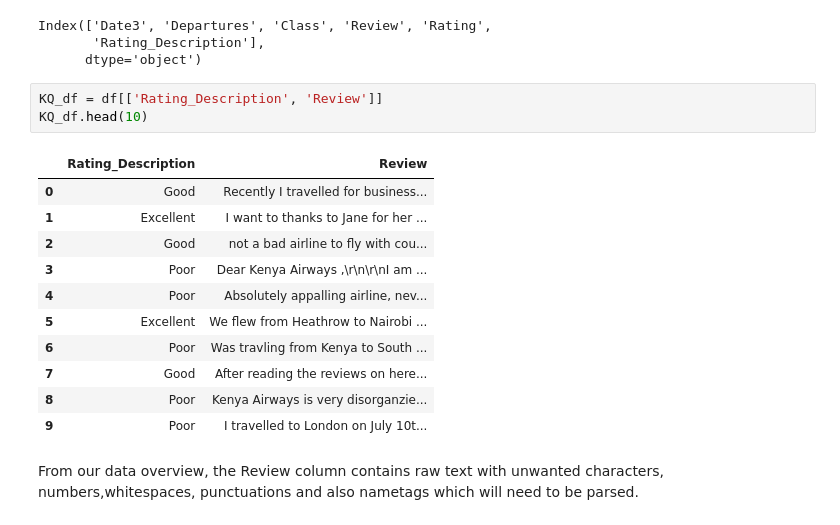
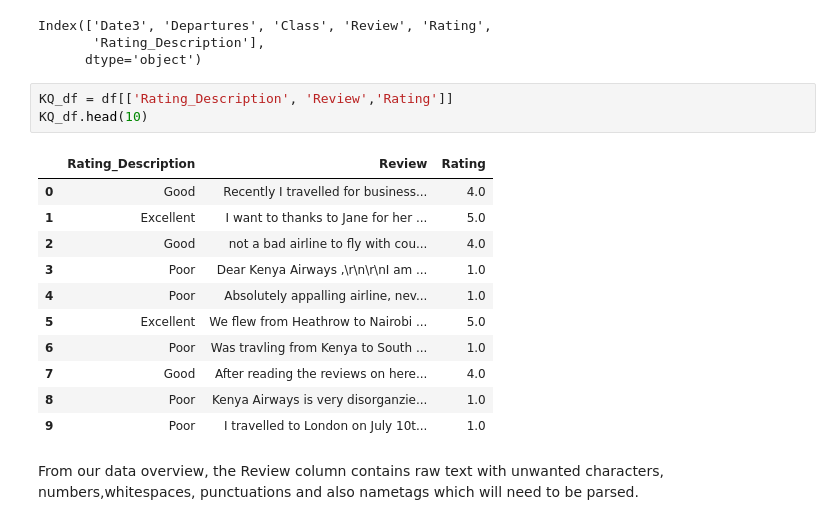
Before and after one commit to JEr1yAnalst/CAPSTONE-PROJECT-sentiment-analysis, a Jupyter notebook: notebook.ipynb, the cells around one changed output. Drawn from its saved outputs; the diff is of its cells as text.

```diff
--- a/notebook.ipynb
+++ b/notebook.ipynb
@@ -397,20 +397,20 @@ Index(['Date3', 'Departures', 'Class', 'Review', 'Rating',
        'Rating_Description'],
       dtype='object')
 # %%
-KQ_df = df[['Rating_Description', 'Review']]
+KQ_df = df[['Rating_Description', 'Review','Rating']]
 KQ_df.head(10)
 # %% [output]
-|  | Rating_Description | Review |
-| 0 | Good | Recently I travelled for business... |
-| 1 | Excellent | I want to thanks to Jane for her ... |
-| 2 | Good | not a bad airline to fly with cou... |
-| 3 | Poor | Dear Kenya Airways ,\r\n\r\nI am ... |
-| 4 | Poor | Absolutely appalling airline, nev... |
-| 5 | Excellent | We flew from Heathrow to Nairobi ... |
-| 6 | Poor | Was travling from Kenya to South ... |
-| 7 | Good | After reading the reviews on here... |
-| 8 | Poor | Kenya Airways is very disorganzie... |
-| 9 | Poor | I travelled to London on July 10t... |
+|  | Rating_Description | Review | Rating |
+| 0 | Good | Recently I travelled for business... | 4.0 |
+| 1 | Excellent | I want to thanks to Jane for her ... | 5.0 |
+| 2 | Good | not a bad airline to fly with cou... | 4.0 |
+| 3 | Poor | Dear Kenya Airways ,\r\n\r\nI am ... | 1.0 |
+| 4 | Poor | Absolutely appalling airline, nev... | 1.0 |
+| 5 | Excellent | We flew from Heathrow to Nairobi ... | 5.0 |
+| 6 | Poor | Was travling from Kenya to South ... | 1.0 |
+| 7 | Good | After reading the reviews on here... | 4.0 |
+| 8 | Poor | Kenya Airways is very disorganzie... | 1.0 |
+| 9 | Poor | I travelled to London on July 10t... | 1.0 |
 # %% [markdown]
 From our data overview, the Review column contains raw text with unwanted characters, numbers,whitespaces, punctuations and also nametags which will need to be parsed.
 # %%
```
Also changed, not shown: parts of 79 cells of this notebook, 3 other files.
